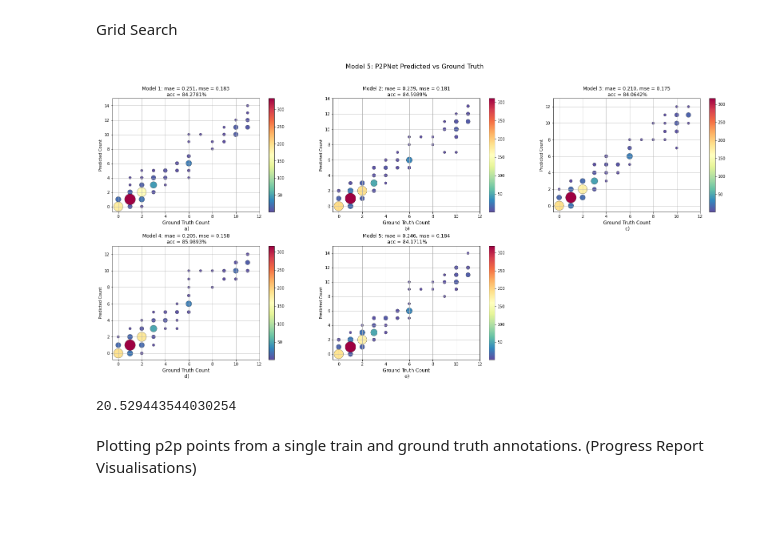
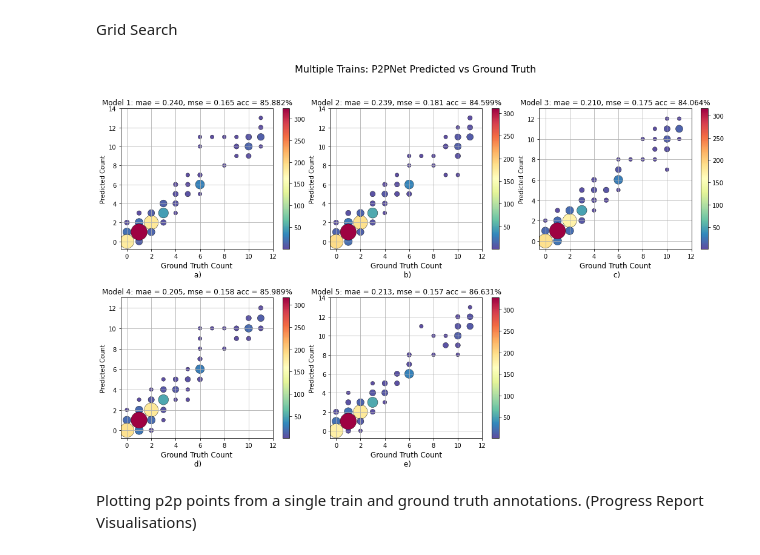
Before and after one commit to crystallcx/CrowdCounting-P2PNet, a Jupyter notebook: vis/visualise_results.ipynb, the cells around one changed output. Drawn from its saved outputs; the diff is of its cells as text; code cells hidden in the pictures; blank space fills up the shorter version.

```diff
--- a/vis/visualise_results.ipynb
+++ b/vis/visualise_results.ipynb
@@ -78,7 +78,7 @@ len(gt_test)
 935
 # %%
 #TRAINING & TESTING SET HISTOGRAM
-fig=plt.figure(figsize=[12,4])
+fig=plt.figure(figsize=[12,3.5])
 for i in range(2):
     values = list(map(int,(column(train_test[i],1))))
     hist, bin_edges = np.histogram(values, 12, range=(0, 12))
@@ -138,7 +138,9 @@ len(test_array)
 # %% [markdown]
 # Comparing results from 5 different P2P trains.
 # %%
-p2ptr_names=['run_1take2','run_2', 'run_3', 'run_4', 'run_5take2']
+# p2ptr_names=['run_1take2','run_2', 'run_3', 'run_4', 'run_5take2']
+p2ptr_names=['run_1','run_2', 'run_3', 'run_4', 'run_5']
+num_trains = len(p2ptr_names)
 colors = ['c','m','g','tab:orange','b']
 # %%
 # IGNORE - obtain all p2pnet output pred imgs and pred count
@@ -336,4 +344,4 @@ def cluster_all(eps=5, min_samples=3):
     return cluster_points
 # %%
 # >> WARNING: TAKES ABOUT 8 MINUTES << Obtain cluster results from all images in test set
-cluster_pts = cluster_all(6,3)
+cluster_pts = cluster_all(6.6,3)
@@ -410,0 +408,2 @@ No. clusters: 5
+# %%
+filename, K, means = cluster_img(870,6.6,3,True)
@@ -414,10 +417,7 @@ Grid Search
 # run clus_scan.py in ./vis/misc
 # %%
 #scatterplots for all 5 trains
-p2ptr_names=['run_1','run_2', 'run_3', 'run_4', 'run_5']
-p2ptr_names=['run_1take2','run_2', 'run_3', 'run_4', 'run_5take2']
-
-fig=plt.figure(figsize=[28,12])
+fig=plt.figure(figsize=[18,10])
 
 gt_path=os.path.join(db_dir,"test_gt.txt")
 
@@ -431,7 +431,7 @@ with open(gt_path) as f_label:
 
 gt_points_sorted = sorted(gt_points, key=lambda tup: tup[0])
 test_x=column(gt_points_sorted, 1)
-
+p2ptr_names=['run_1','run_2','run_3','run_4','run_5']
 for x in range(5):
     p2p_pr_path = os.path.join(p2p_dir,"vis",p2ptr_names[x],"p2p_test_pr.txt")
 
@@ -453,50 +453,38 @@ for x in range(5):
     plot_x=[i[0] for i in points]
     plot_y=[i[1] for i in points]
     count=np.array(count)
 
     ax=fig.add_subplot(2, 3, x+1)
     plt.xlim(-0.5, max(test_x)+1)
     plt.ylim(-0.75, max(test_y)+1)
     plt.scatter(plot_x,plot_y,c=count,s=40*count**0.5,cmap='Spectral_r', linewidths=0.4, edgecolors=(0,0,0))
 
 
     g = zip(plot_x, plot_y, count)
     g = list(sorted(g,key=lambda b: b[0]))
     correct = 0
     for j in range(len(g)):
         if tuple(g[j])[0]==tuple(g[j])[1]:
             correct+=(tuple(g[j])[2])
 
     acc= correct/len(gt_test)*100
 
     mae = metrics.mean_squared_error(test_x,test_y)
     mse = metrics.mean_absolute_error(test_x,test_y)
 
     plt.colorbar()
     plt.xlabel('Ground Truth Count\n {})'.format(alphabet_set[x]),fontsize=12)
     plt.ylabel('Predicted Count')
-    plt.title("Model {}: mae = {:.3f}, mse = {:.3f}\n acc = {:.4f}%".format(x+1,mae,mse,acc), fontsize=12)
+    plt.title("Model {}: mae = {:.3f}, mse = {:.3f} acc = {:.3f}%".format(x+1,mae,mse,acc), fontsize=12)
     plt.grid()
-fig.suptitle("Model {}: P2PNet Predicted vs Ground Truth".format(x+1), fontsize=16)
-fig.subplots_adjust(hspace=.3)
+fig.suptitle("Multiple Trains: P2PNet Predicted vs Ground Truth", fontsize=16)
+fig.subplots_adjust(wspace=0.1, hspace=0.35)
 
 plt.show()
 
-fig.savefig('./take2_trains.png',bbox_inches='tight', dpi=100)
+fig.savefig('./multiple_trains_scatter.png',bbox_inches='tight', dpi=100)
 # %% [output]
-[figure, old version]
+[figure, new version]
-# %%
-g = zip(plot_x, plot_y, count)
-g = list(sorted(g,key=lambda b: b[0]))
-# print(tuple(g))
-
-correct = 0
-for j in range(len(g)):
-    if tuple(g[j])[0]==tuple(g[j])[1]:
-        correct+=(tuple(g[j])[2])
-correct/len(gt_train)*100
-# %% [output]
-20.529443544030254
 # %% [markdown]
 Plotting p2p points from a single train
 and ground truth annotations. (Progress Report Visualisations)
```
Also changed, not shown: parts of 10 cells of this notebook.
